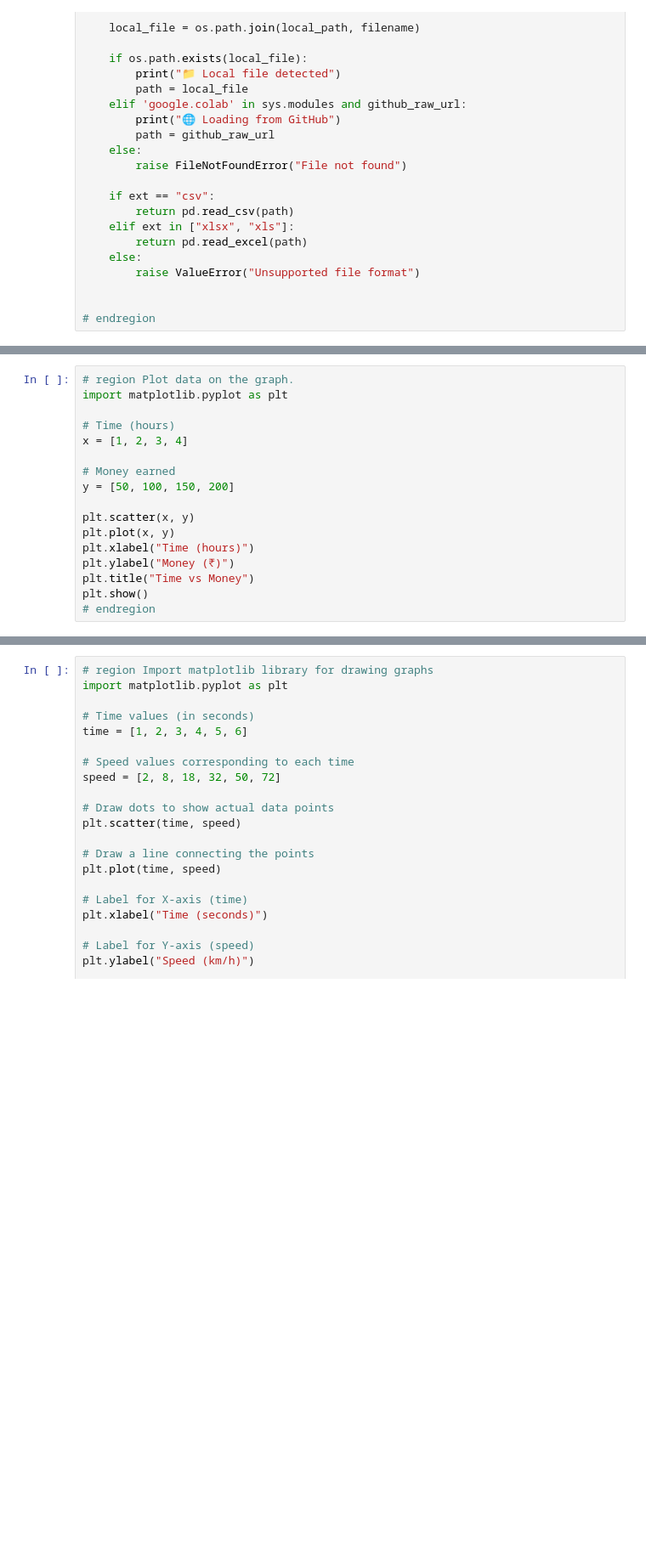
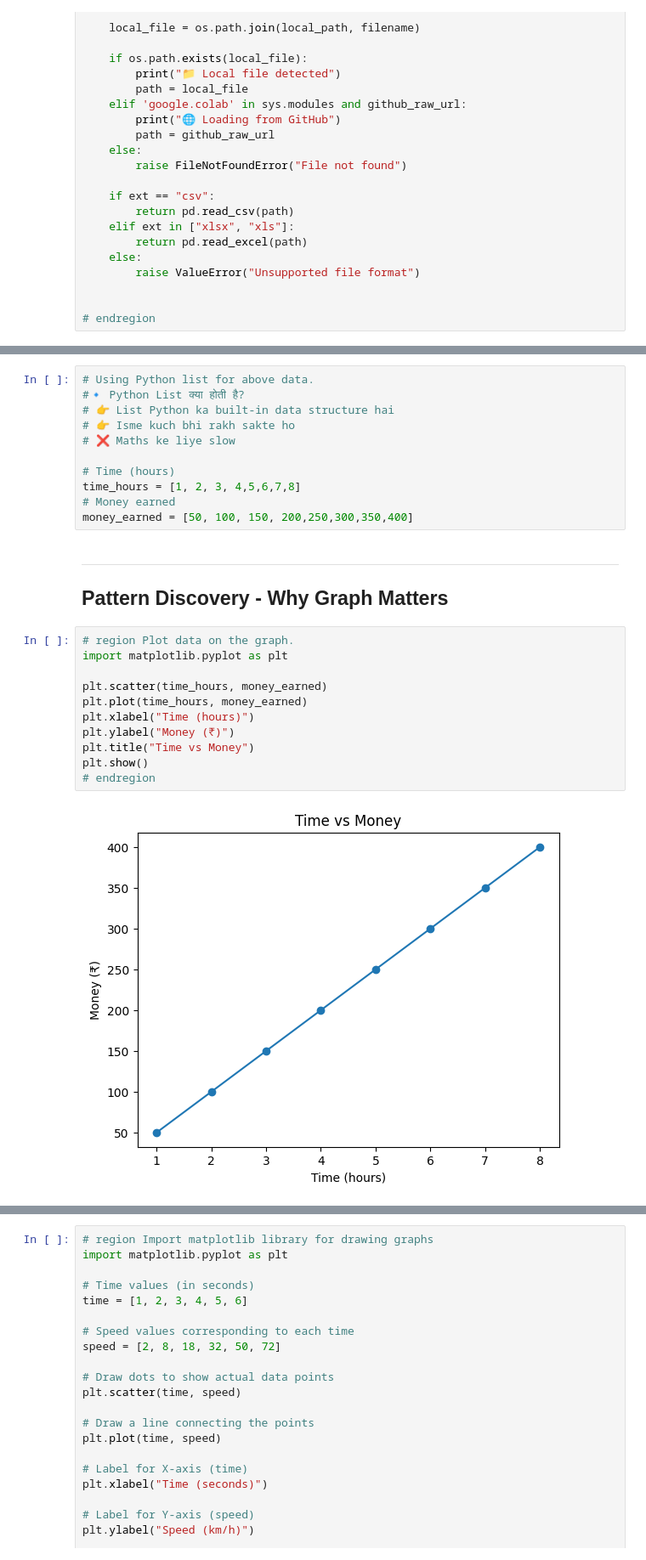
Before and after one commit to AI-Ki-Pathshala/AI-ML-tutorials, a Jupyter notebook: Recording_Notebooks/Regression/Linear/linear_regression.hi.ipynb, the cells around one changed output, grey strips where cells are left out. Shown at 85% size. Drawn from its saved outputs; the diff is of its cells as text; blank space fills up the shorter version.

```diff
--- a/Recording_Notebooks/Regression/Linear/linear_regression.hi.ipynb
+++ b/Recording_Notebooks/Regression/Linear/linear_regression.hi.ipynb
@@ -77,20 +87,31 @@ def load_data(filename, github_raw_url=None, local_path="data"):
+# %%
+# Using Python list for above data.
+#🔹 Python List क्या होती है?
+# 👉 List Python ka built-in data structure hai
+# 👉 Isme kuch bhi rakh sakte ho
+# ❌ Maths ke liye slow
+
+# Time (hours)
+time_hours = [1, 2, 3, 4,5,6,7,8]
+# Money earned
+money_earned = [50, 100, 150, 200,250,300,350,400]
+# %% [markdown]
+--------------------------------
+Pattern Discovery - Why Graph Matters
+--------------------------------
 # %%
 # region Plot data on the graph.
 import matplotlib.pyplot as plt
 
-# Time (hours)
-x = [1, 2, 3, 4]
-
-# Money earned
-y = [50, 100, 150, 200]
-
-plt.scatter(x, y)
-plt.plot(x, y)
+plt.scatter(time_hours, money_earned)
+plt.plot(time_hours, money_earned)
 plt.xlabel("Time (hours)")
 plt.ylabel("Money (₹)")
 plt.title("Time vs Money")
 plt.show()
 # endregion
+# %% [output]
+[figure, added]
 # %% [markdown]
 अब हम 4 घंटे काम कराने के बाद दुकानदार कितनी कमाई करेगा, यह निकालते हैं।
 
```
Also changed, not shown: parts of 36 cells of this notebook, 6 other files.
